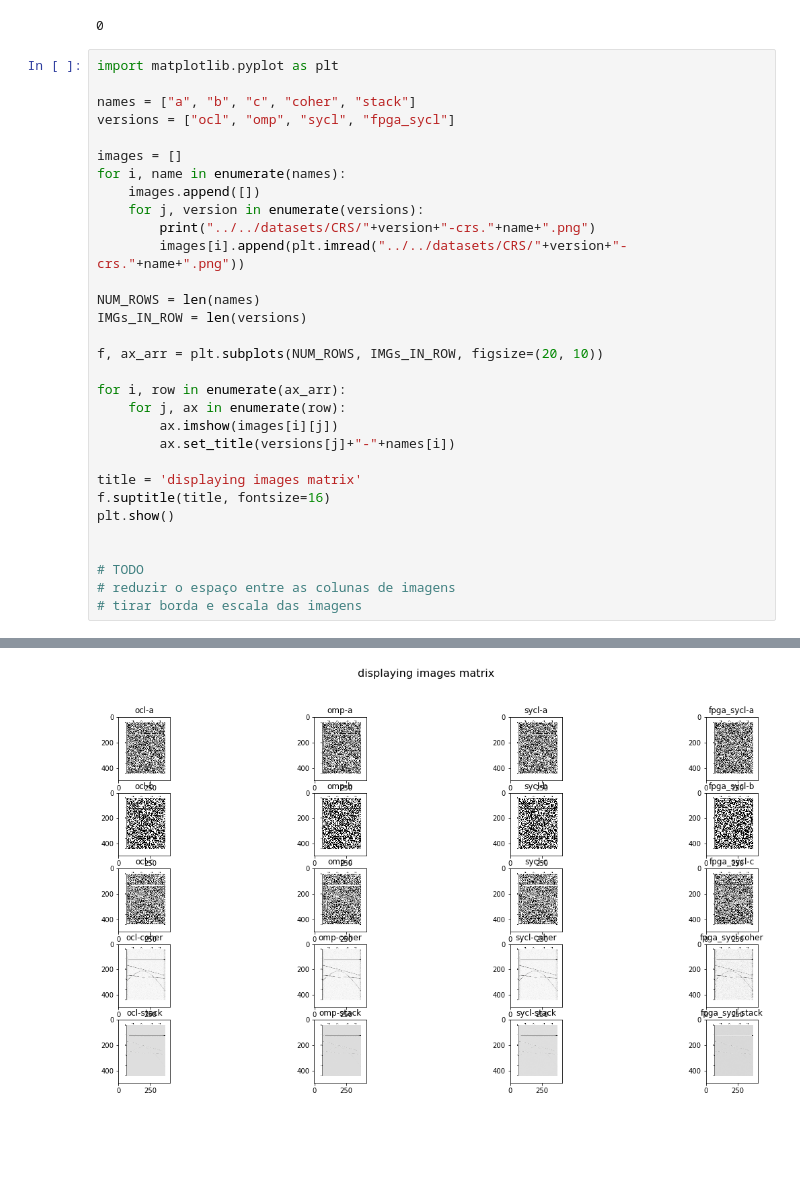
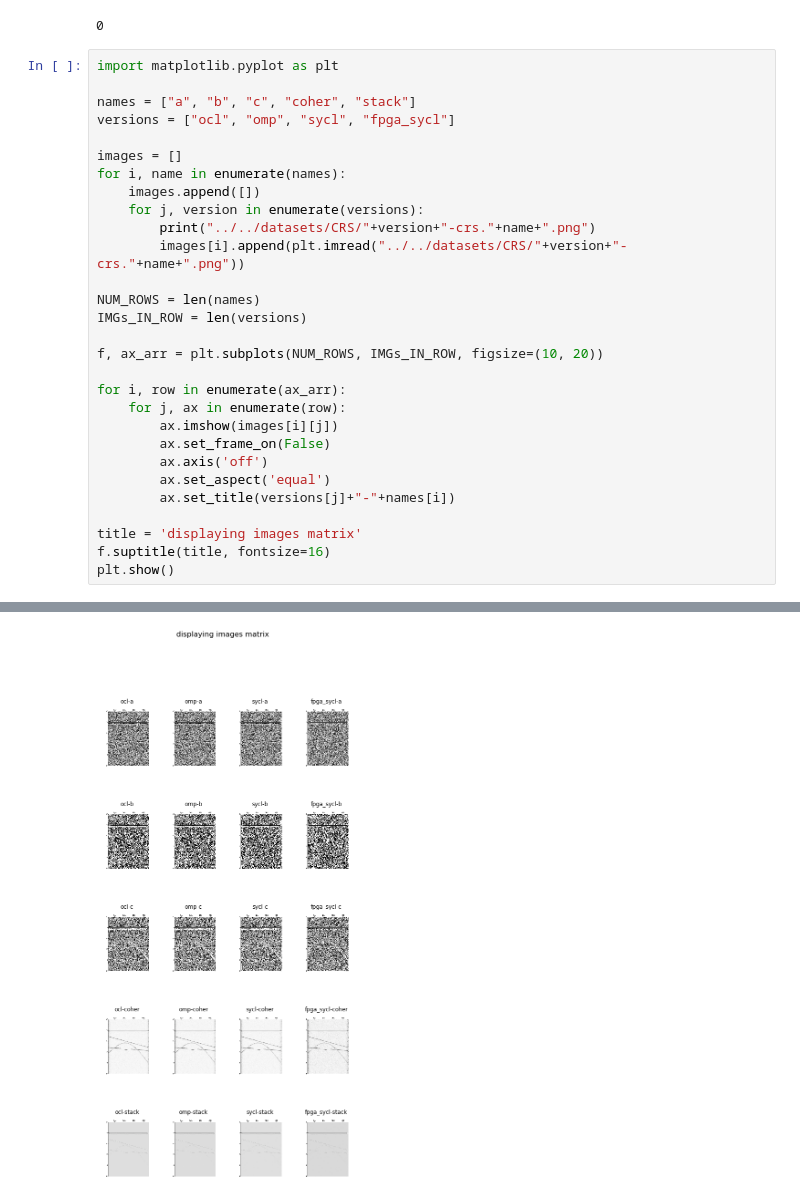
Before and after one commit to menotti/oil_gas_fpga, a Jupyter notebook: apps/CRS/CRS.ipynb, the cells around one changed output, grey strips where cells are left out. Drawn from its saved outputs; the diff is of its cells as text; blank space fills up the shorter version.

```diff
--- a/apps/CRS/CRS.ipynb
+++ b/apps/CRS/CRS.ipynb
@@ -315,40 +314,38 @@ for i, name in enumerate(names):
 NUM_ROWS = len(names)
 IMGs_IN_ROW = len(versions)
 
-f, ax_arr = plt.subplots(NUM_ROWS, IMGs_IN_ROW, figsize=(20, 10))
+f, ax_arr = plt.subplots(NUM_ROWS, IMGs_IN_ROW, figsize=(10, 20))
 
 for i, row in enumerate(ax_arr):
     for j, ax in enumerate(row):
         ax.imshow(images[i][j])
+        ax.set_frame_on(False)
+        ax.axis('off')
+        ax.set_aspect('equal')
         ax.set_title(versions[j]+"-"+names[i])
 
 title = 'displaying images matrix'
 f.suptitle(title, fontsize=16)
 plt.show()
-
-
-# TODO
-# reduzir o espaço entre as colunas de imagens
-# tirar borda e escala das imagens
 # %% [output]
 ../../datasets/CRS/ocl-crs.a.png
 ../../datasets/CRS/omp-crs.a.png
 ../../datasets/CRS/sycl-crs.a.png
 ../../datasets/CRS/fpga_sycl-crs.a.png
 ../../datasets/CRS/ocl-crs.b.png
 ../../datasets/CRS/omp-crs.b.png
 ../../datasets/CRS/sycl-crs.b.png
 ../../datasets/CRS/fpga_sycl-crs.b.png
 ../../datasets/CRS/ocl-crs.c.png
 ../../datasets/CRS/omp-crs.c.png
 ../../datasets/CRS/sycl-crs.c.png
 ../../datasets/CRS/fpga_sycl-crs.c.png
 ../../datasets/CRS/ocl-crs.coher.png
 ../../datasets/CRS/omp-crs.coher.png
 ../../datasets/CRS/sycl-crs.coher.png
 ../../datasets/CRS/fpga_sycl-crs.coher.png
 ../../datasets/CRS/ocl-crs.stack.png
 ../../datasets/CRS/omp-crs.stack.png
 ../../datasets/CRS/sycl-crs.stack.png
 ../../datasets/CRS/fpga_sycl-crs.stack.png
-[figure, old version]
+[figure, new version]
```
Also changed, not shown: parts of 1 cell of this notebook, 1 other file.
